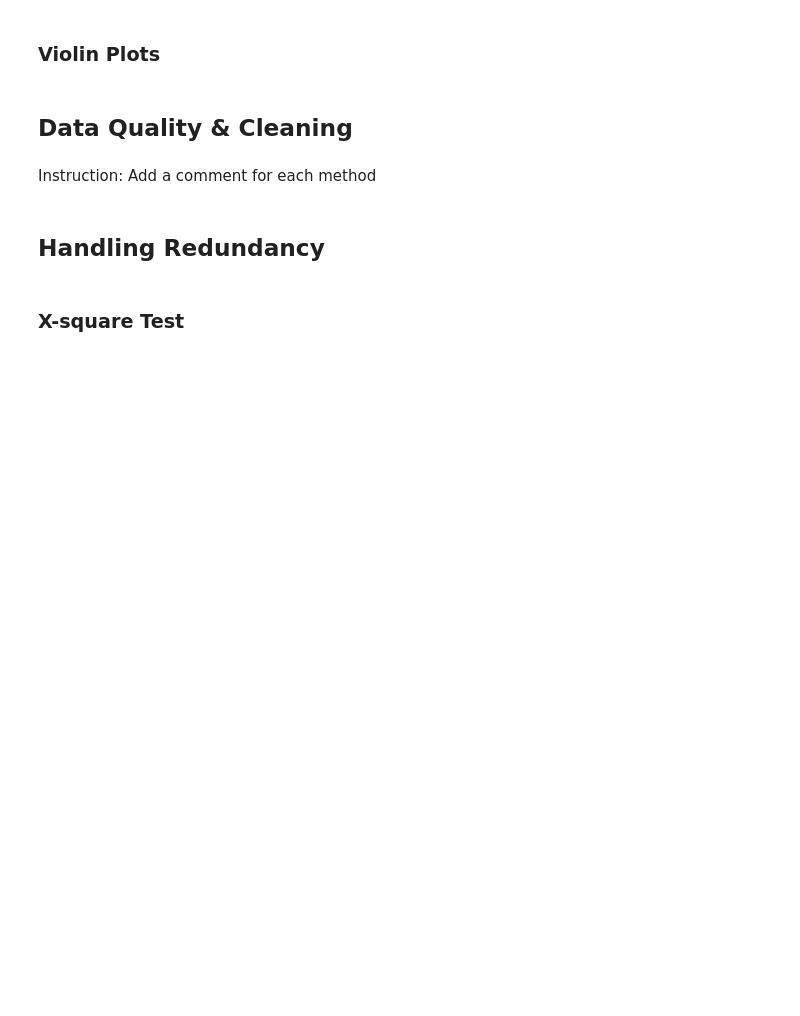
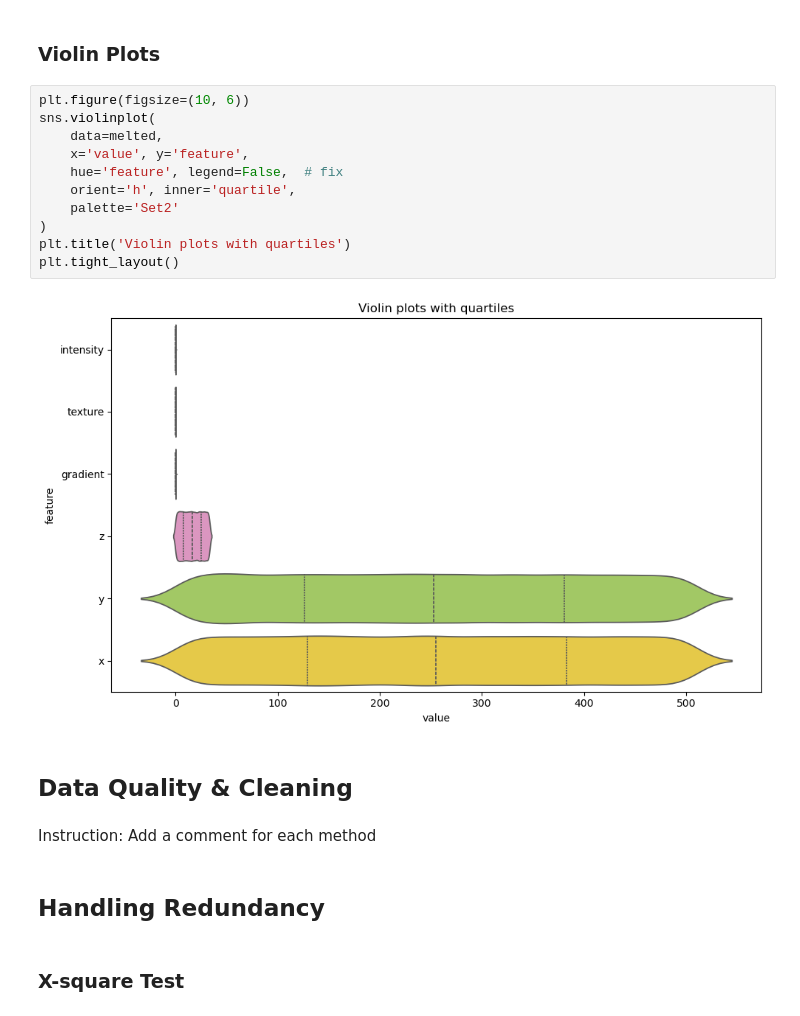
Before and after one commit to arlemoine/CMPS451_Project, a Jupyter notebook: Notebooks/adam.ipynb, the cells around one changed output. Saved outputs shown, nothing was run; the diff lists cells and outputs as text; blank space fills up the shorter version.

```diff
--- a/Notebooks/adam.ipynb
+++ b/Notebooks/adam.ipynb
@@ -24,5 +259,18 @@ Run your entire code and save. Then submit this <b>saved</b> copy.
 # %% [markdown]
 ### Violin Plots
+# %%
+plt.figure(figsize=(10, 6))
+sns.violinplot(
+    data=melted,
+    x='value', y='feature',
+    hue='feature', legend=False,  # fix
+    orient='h', inner='quartile',
+    palette='Set2'
+)
+plt.title('Violin plots with quartiles')
+plt.tight_layout()
+# %% [output]
+[figure, added]
 # %% [markdown]
 ## Data Quality & Cleaning
 # %% [markdown]
```
Also changed, not shown: parts of 10 cells of this notebook, 3 other files.
